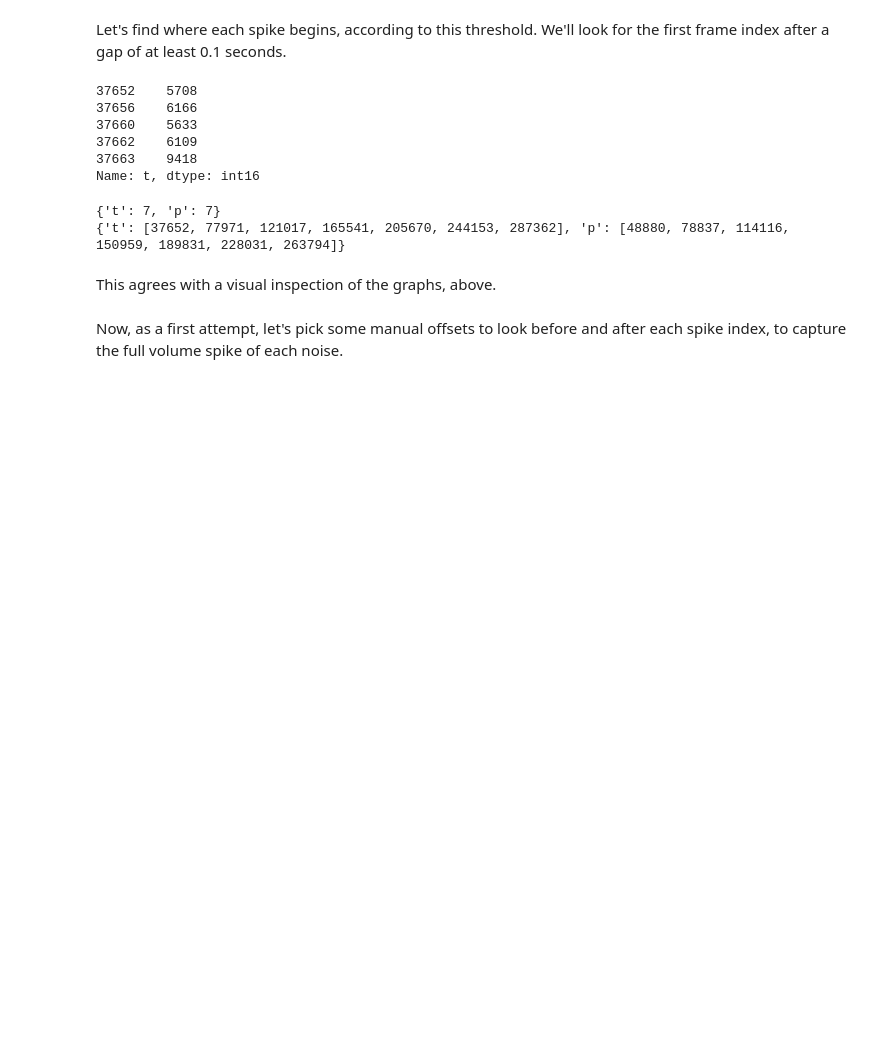
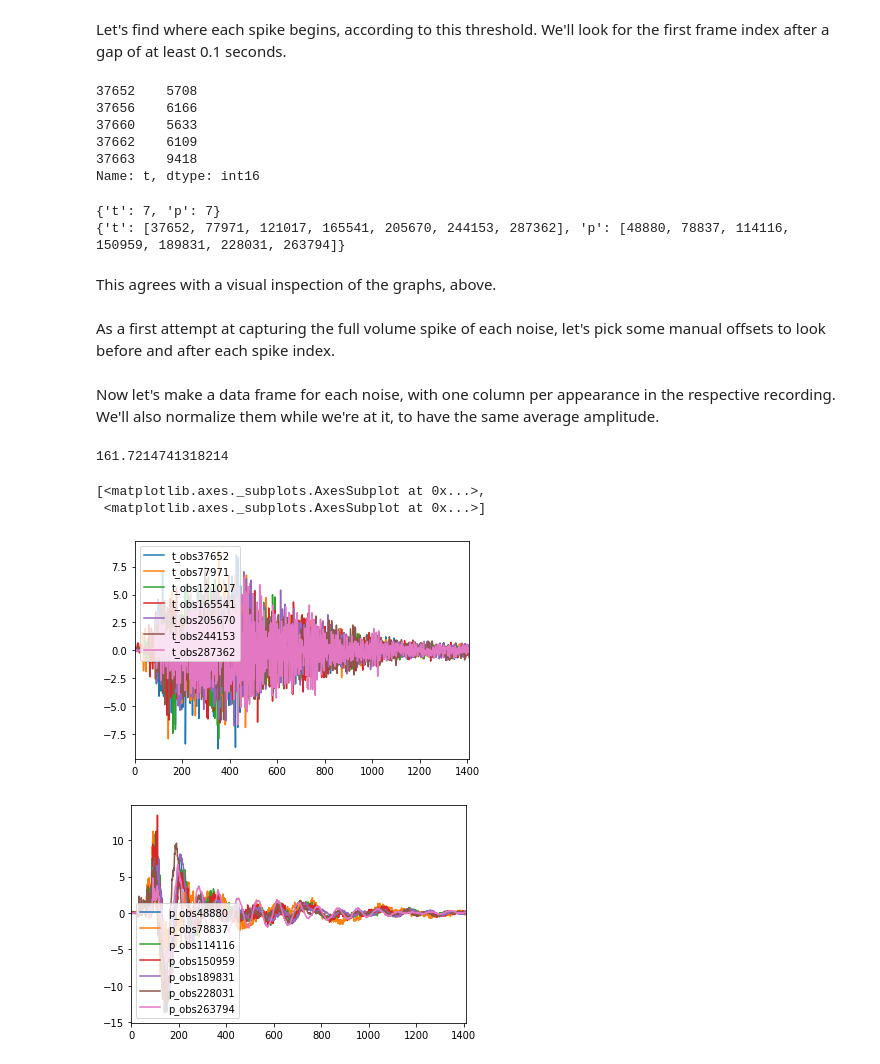
Before and after one commit to tremol/beatbot-noise-control, a Jupyter notebook: Noises - data cleaning.ipynb, the cells around one changed output. Drawn from its saved outputs; the diff is of its cells as text; code cells hidden in the pictures; blank space fills up the shorter version.

Commit message:
finished separating noises from original recordings, ready for processing and classification

```diff
--- a/Noises - data cleaning.ipynb
+++ b/Noises - data cleaning.ipynb
@@ -60,7 +62,7 @@ Duration shown: 0.045351473922902494
 We want to isolate each of these spikes from the recording automatically, as individual "observations" of the desired noise. To do so we need to estimate when each noise starts, and how long it lasts. We'll assume short, percussive noises for now (not drawn out, like a hisssss).
 # %%
 # To isolate the spikes, look for points with (absolute value) at least 20% of the maximum (absolute value)
-SPIKE_THRESHOLD_FRACTION = .2
+SPIKE_THRESHOLD_FRACTION = .20
 noises_abs = noises.apply(abs)
 spike_thresholds = { n: noises_abs[n].max() * SPIKE_THRESHOLD_FRACTION for n in noises }
 print(spike_thresholds)
@@ -121,6 +123,6 @@ print(spike_first_indices)
 # %% [markdown]
 This agrees with a visual inspection of the graphs, above.
 # %% [markdown]
-Now, as a first attempt, let's pick some manual offsets to look before and after each spike index, to capture the full volume spike of each noise.
+As a first attempt at capturing the full volume spike of each noise, let's pick some manual offsets to look before and after each spike index.
 # %%
 BEFORE = 0.002 # seconds
@@ -134,3 +136,33 @@ AFTER  = 0.03 # seconds
 #     for s in spike_first_indices[n]:
 #         plt.figure()
 #         noises[n].iloc[ s-b : s+a ].plot()
+# %% [markdown]
+Now let's make a data frame for each noise, with one column per appearance in the respective recording. We'll also normalize them while we're at it, to have the same average amplitude.
+# %%
+noises['t'].iloc[ s-b : s+a ].reset_index(drop=True).apply(abs).mean()
+# %% [output]
+161.7214741318214
+# %%
+noises_isolated = {}
+
+def normalize(series):
+    mean = series.apply(abs).mean()
+    return series.apply(lambda x: x / mean)
+
+for n in noises:
+    df = pd.DataFrame()
+    b = round(BEFORE * frame_rate[n])
+    a = round(AFTER  * frame_rate[n])
+    LABEL = '_obs'
+    for s in spike_first_indices[n]:
+        obs = noises[n].iloc[ s-b : s+a ].reset_index(drop=True)
+        df[n + LABEL + str(s)] = normalize(obs)
+
+    noises_isolated[n] = df
+
+[ noises_isolated[n].plot() for n in noises ]
+# %% [output]
+[<matplotlib.axes._subplots.AxesSubplot at 0x...>,
+ <matplotlib.axes._subplots.AxesSubplot at 0x...>]
+[figure, added]
+[figure, added]
```
Also changed, not shown: parts of 7 cells of this notebook.
